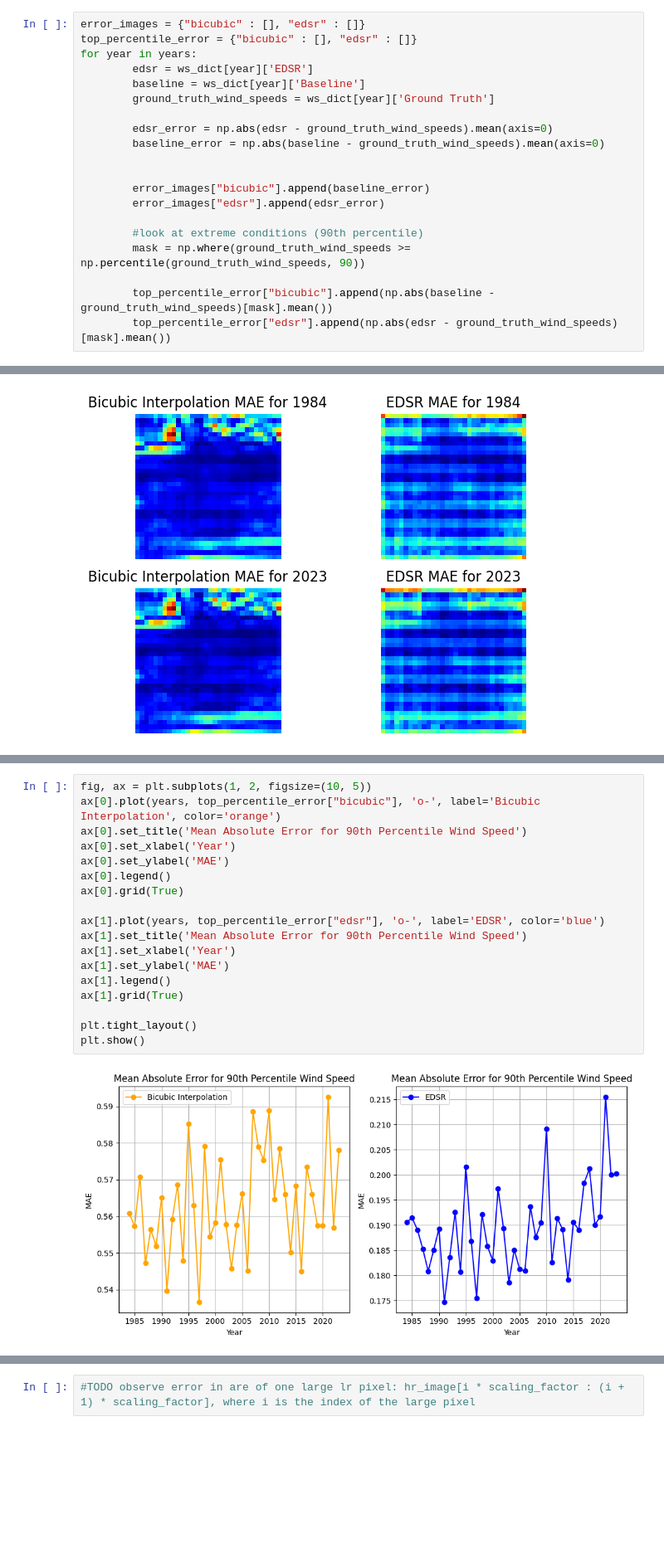
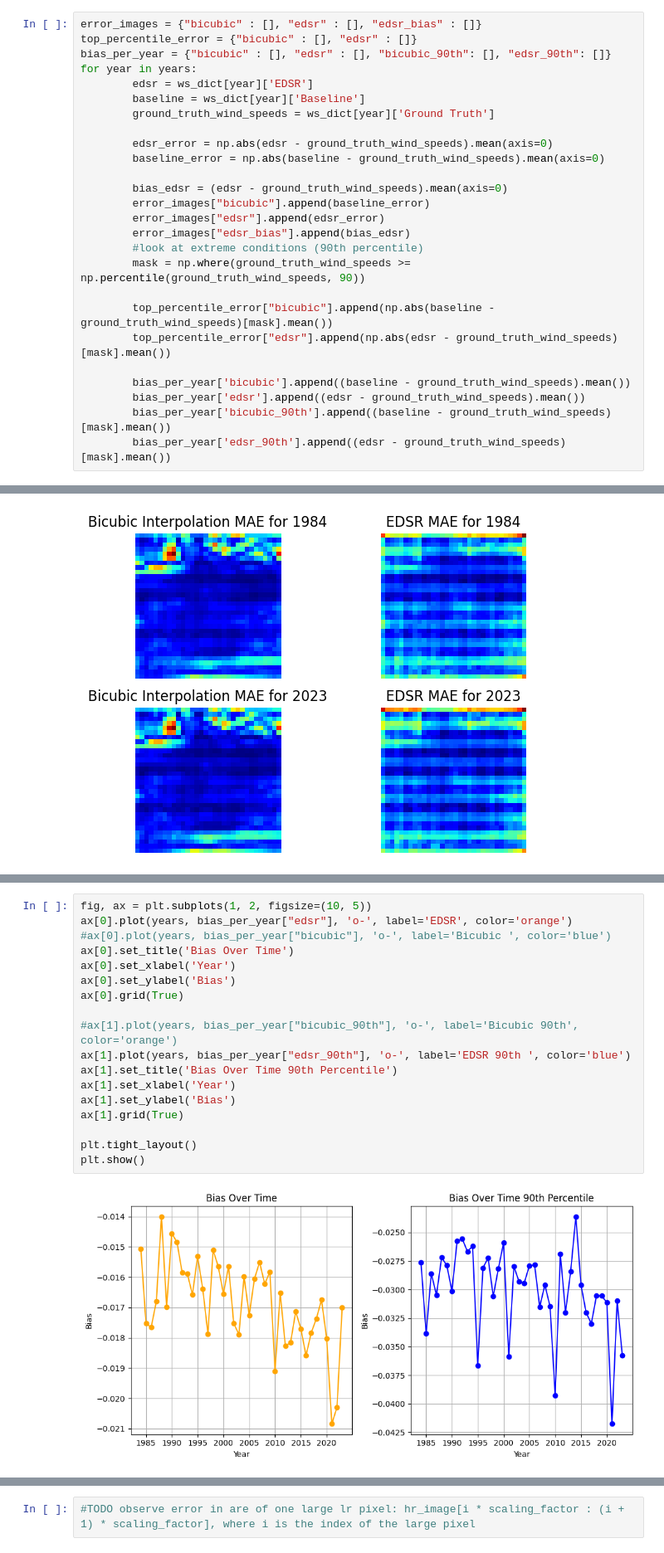
Before and after one commit to UBela/temporal_sr, a Jupyter notebook: plot_data.ipynb, the cells around one changed output, grey strips where cells are left out. Shown at 83% size. Saved outputs shown, nothing was run; the diff lists cells and outputs as text; blank space fills up the shorter version.

```diff
--- a/plot_data.ipynb
+++ b/plot_data.ipynb
@@ -318,8 +323,9 @@ plot_skill_scores(years, mse_skill_scores, mae_skill_scores)
 [figure]
 [figure]
 # %%
-error_images = {"bicubic" : [], "edsr" : []}
+error_images = {"bicubic" : [], "edsr" : [], "edsr_bias" : []}
 top_percentile_error = {"bicubic" : [], "edsr" : []}
+bias_per_year = {"bicubic" : [], "edsr" : [], "bicubic_90th": [], "edsr_90th": []}
 for year in years:
         edsr = ws_dict[year]['EDSR']
         baseline = ws_dict[year]['Baseline']
@@ -328,12 +334,17 @@ for year in years:
         edsr_error = np.abs(edsr - ground_truth_wind_speeds).mean(axis=0)
         baseline_error = np.abs(baseline - ground_truth_wind_speeds).mean(axis=0)
 
-
+        bias_edsr = (edsr - ground_truth_wind_speeds).mean(axis=0)
         error_images["bicubic"].append(baseline_error)
         error_images["edsr"].append(edsr_error)
-
+        error_images["edsr_bias"].append(bias_edsr)
         #look at extreme conditions (90th percentile)
         mask = np.where(ground_truth_wind_speeds >= np.percentile(ground_truth_wind_speeds, 90))
 
         top_percentile_error["bicubic"].append(np.abs(baseline - ground_truth_wind_speeds)[mask].mean())
         top_percentile_error["edsr"].append(np.abs(edsr - ground_truth_wind_speeds)[mask].mean())
+
+        bias_per_year['bicubic'].append((baseline - ground_truth_wind_speeds).mean())
+        bias_per_year['edsr'].append((edsr - ground_truth_wind_speeds).mean())
+        bias_per_year['bicubic_90th'].append((baseline - ground_truth_wind_speeds)[mask].mean())
+        bias_per_year['edsr_90th'].append((edsr - ground_truth_wind_speeds)[mask].mean())
@@ -404,20 +484,20 @@ plt.show()
 # %%
 fig, ax = plt.subplots(1, 2, figsize=(10, 5))
-ax[0].plot(years, top_percentile_error["bicubic"], 'o-', label='Bicubic Interpolation', color='orange')
-ax[0].set_title('Mean Absolute Error for 90th Percentile Wind Speed')
+ax[0].plot(years, bias_per_year["edsr"], 'o-', label='EDSR', color='orange')
+#ax[0].plot(years, bias_per_year["bicubic"], 'o-', label='Bicubic ', color='blue')
+ax[0].set_title('Bias Over Time')
 ax[0].set_xlabel('Year')
-ax[0].set_ylabel('MAE')
-ax[0].legend()
+ax[0].set_ylabel('Bias')
 ax[0].grid(True)
 
-ax[1].plot(years, top_percentile_error["edsr"], 'o-', label='EDSR', color='blue')
-ax[1].set_title('Mean Absolute Error for 90th Percentile Wind Speed')
+#ax[1].plot(years, bias_per_year["bicubic_90th"], 'o-', label='Bicubic 90th', color='orange')
+ax[1].plot(years, bias_per_year["edsr_90th"], 'o-', label='EDSR 90th ', color='blue')
+ax[1].set_title('Bias Over Time 90th Percentile')
 ax[1].set_xlabel('Year')
-ax[1].set_ylabel('MAE')
-ax[1].legend()
+ax[1].set_ylabel('Bias')
 ax[1].grid(True)
 
 plt.tight_layout()
 plt.show()
 # %% [output]
-[figure, old version]
+[figure, new version]
```
Also changed, not shown: parts of 16 cells of this notebook, 3 other files.
